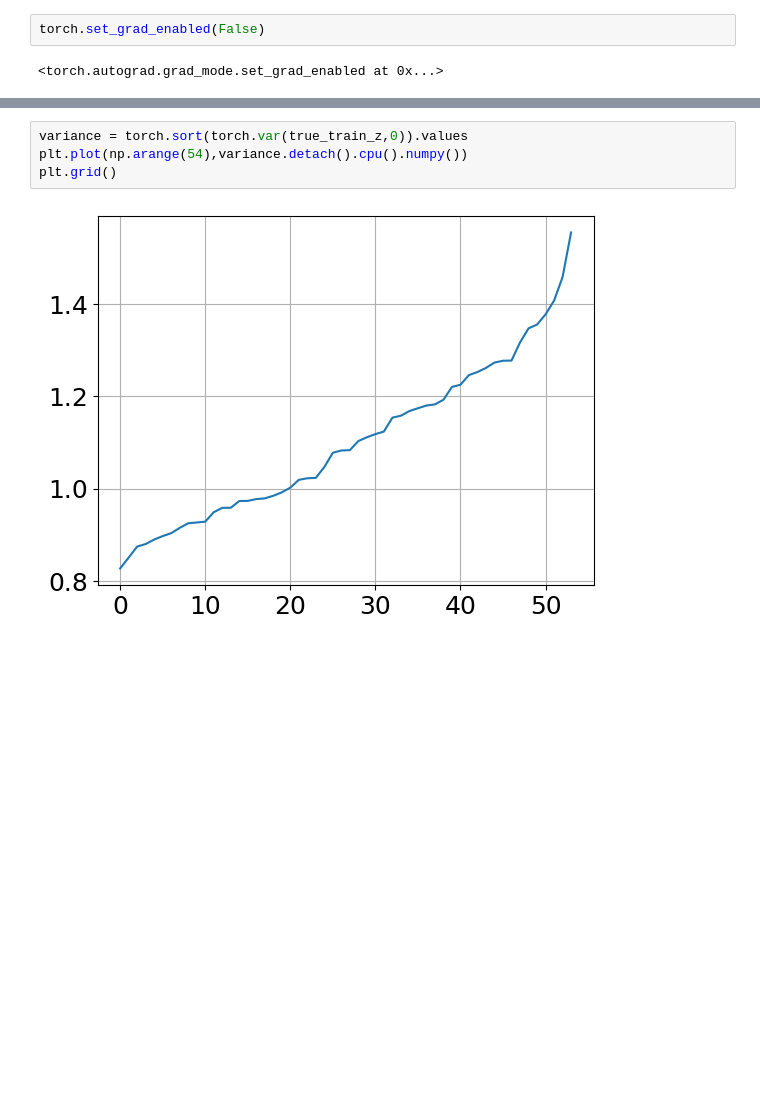
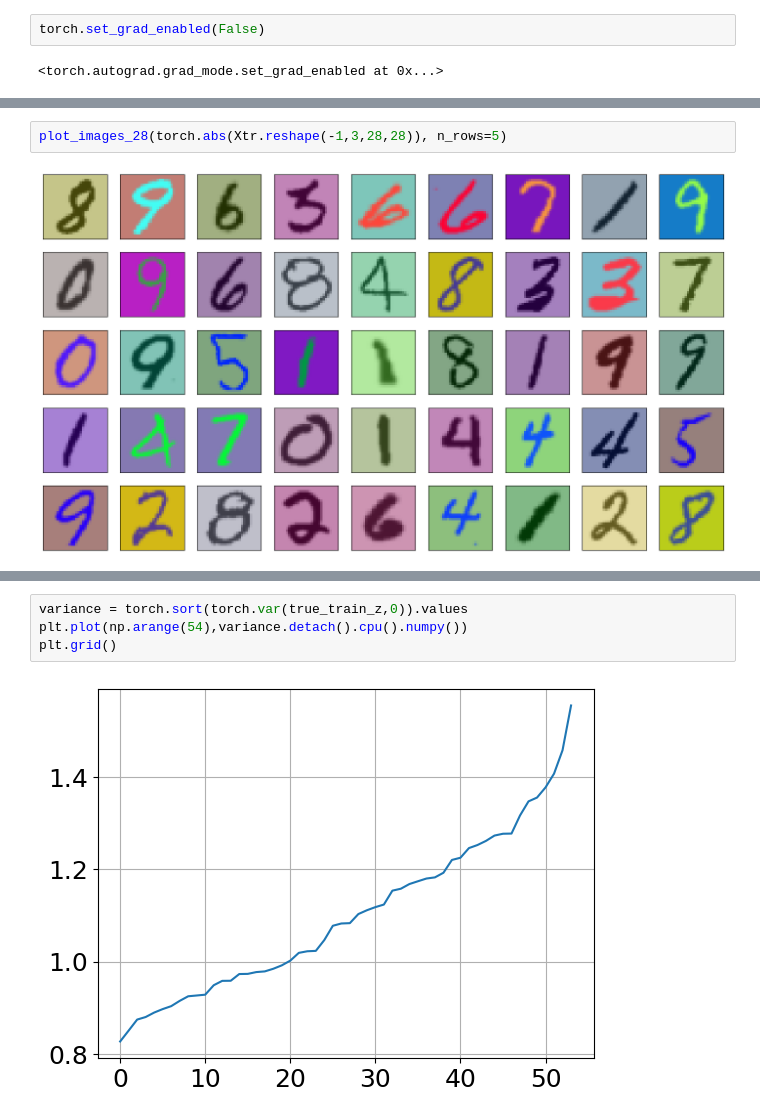
Before and after one commit to jovako/FFF_fiberlearning, a Jupyter notebook: notebooks/Fiber_Learning/Mnist-Copy1.ipynb, the cells around one changed output, grey strips where cells are left out. Saved outputs shown, nothing was run; the diff lists cells and outputs as text; blank space fills up the shorter version.

```diff
--- a/notebooks/Fiber_Learning/Mnist-Copy1.ipynb
+++ b/notebooks/Fiber_Learning/Mnist-Copy1.ipynb
@@ -226,0 +228,4 @@ NameError: name 'VAE' is not defined
+# %%
+plot_images_28(torch.abs(Xtr.reshape(-1,3,28,28)), n_rows=5)
+# %% [output]
+[figure, added]
```
Also changed, not shown: parts of 7 cells of this notebook, 5 other files.
